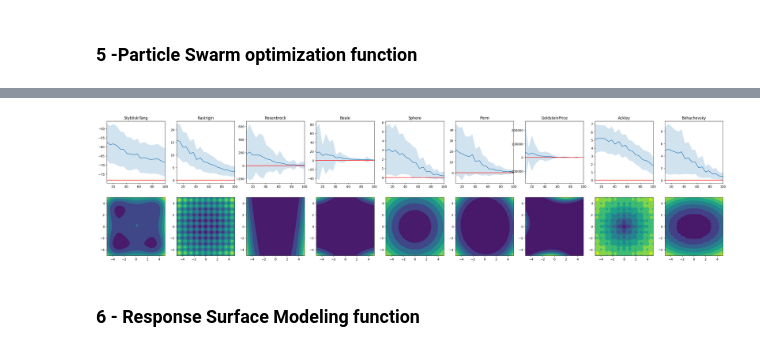
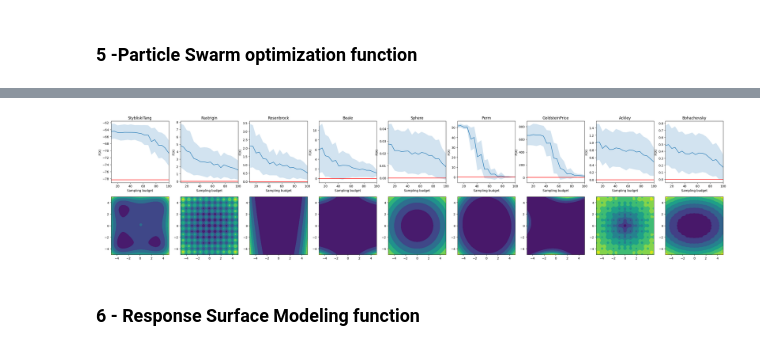
Before and after one commit to oselin/algorithm_development, a Jupyter notebook: performance_analysis.ipynb, the cells around one changed output, grey strips where cells are left out. Cells and saved outputs as stored; diff of their text form; code cells hidden in the pictures.

```diff
--- a/performance_analysis.ipynb
+++ b/performance_analysis.ipynb
@@ -210,7 +210,7 @@ for idx, fcn in enumerate(test_functions):
     for n_particles in range(min_particles, max_particles):
         Ytests.clear()
         for test in range(tests):
-            _, Ymin, _, _ = particle_swarm(fcn, dimension=2, pos_boundaries=[[-5,-5],[5,5]], vel_boundaries=[[0,0],[0.1,0.1]], sampling_budget=max_budget, n_particles=n_particles)
+            _, Ymin, _, _ = particle_swarm(fcn, dimension=2, boundaries=[[-5,-5],[5,5]], vel_boundaries=[[0,0],[0.1,0.1]], sampling_budget=max_budget, n_particles=n_particles)
             Ytests.append(Ymin)
 
         Ymean.append(np.mean(Ytests))
@@ -225,6 +225,8 @@ for idx, fcn in enumerate(test_functions):
     ax[0,idx].axhline(y = np.min(Fx), color = 'r', linestyle = '-')
     ax[0,idx].set_xlim(xmin=0, xmax=len(Ymean))
     ax[0,idx].set_title(fcn.__name__)
+    ax[0,idx].set_xlabel("Samples")
+    ax[0,idx].set_ylabel("F(X)")
     ax[1,idx].contourf(X1,X2,Fx.reshape(101,101).T)
     ax[1,idx].axis('scaled')
 
@@ -252,35 +254,37 @@ fig, ax = plt.subplots(2, len(test_functions), figsize=(4*len(test_functions),8)
 
 for idx, fcn in enumerate(test_functions):
 
     Fx = fcn(points.T)
     # Iterate over the budgets
     Ymean, Ystd, Ytests = [], [], []
 
     for budget in budgets:
         Ytests.clear()
         # Perform the tests
         for test in range(tests):
-            Xmin, Ymin, _, _ = particle_swarm(fcn, dimension=2, pos_boundaries=[[-5,-5],[5,5]], vel_boundaries=[[0,0],[0.1,0.1]], sampling_budget=budget, n_particles=10)
+            Xmin, Ymin, _, _ = particle_swarm(fcn, dimension=2, boundaries=[[-5,-5],[5,5]], vel_boundaries=[[0,0],[0.1,0.1]], sampling_budget=budget, n_particles=10,sampling_method="sobol")
             Ytests.append(Ymin)
 
         Ymean.append(np.mean(Ytests))
         Ystd.append(np.std(Ytests))
 
     # Estimate mean and std of the tests
     Ymean, Ystd = np.array(Ymean), np.array(Ystd)
 
     # Plot the performances
     ax[0,idx].plot(budgets, Ymean)
     ax[0,idx].fill_between(budgets, Ymean - Ystd, Ymean + Ystd, alpha=0.2, label='Standard Deviation')
     ax[0,idx].axhline(y = np.min(Fx), color = 'r', linestyle = '-')
     ax[0,idx].set_xlim(xmin=budgets[0], xmax=budgets[-1])
     ax[0,idx].set_title(fcn.__name__)
+    ax[0,idx].set_xlabel("Sampling budget")
+    ax[0,idx].set_ylabel("F(X)")
     ax[1,idx].contourf(X1,X2,Fx.reshape(101,101).T)
     ax[1,idx].axis('scaled')
 
 plt.show()
 # %% [output]
-[figure, old version]
+[figure, new version]
 # %% [markdown]
 ### 6 - Response Surface Modeling function
 # %%
```
Also changed, not shown: parts of 1 cell of this notebook, 14 other files.
